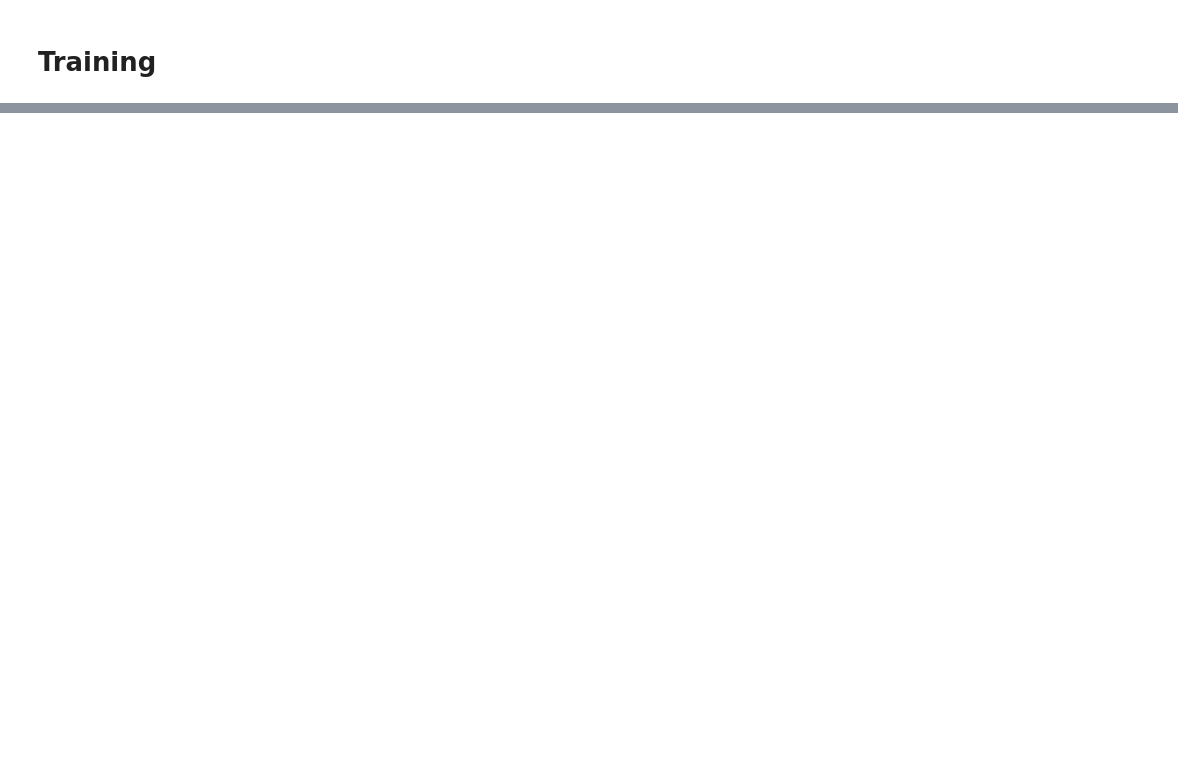
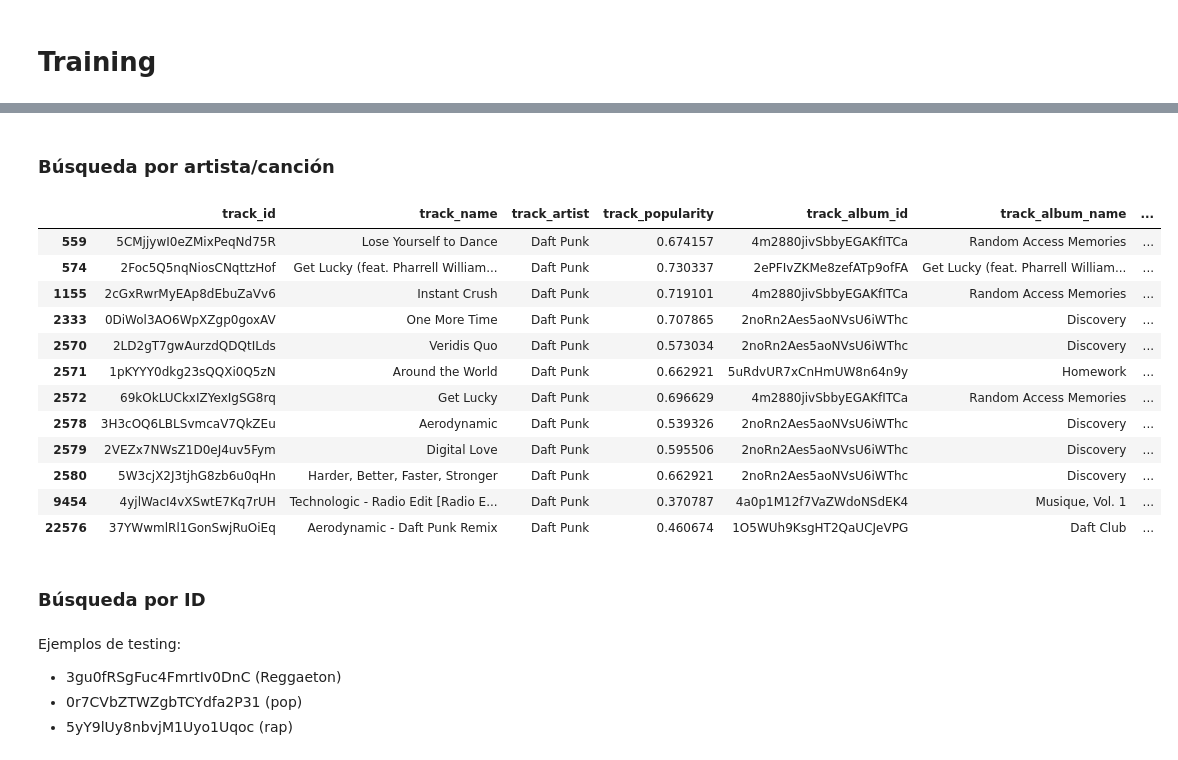
Before and after one commit to mlmicozzi/AprendizajeMaquinaII, a Jupyter notebook: spotify-recommender.ipynb, the cells around one changed output, grey strips where cells are left out. Saved outputs shown, nothing was run; the diff lists cells and outputs as text; code cells hidden in the pictures; blank space fills up the shorter version.

```diff
--- a/spotify-recommender.ipynb
+++ b/spotify-recommender.ipynb
@@ -70,0 +144,27 @@ print("Embeddings shape:", song_embeddings.shape)
+# %% [markdown]
+### Búsqueda por artista/canción
+# %%
+# Búsqueda por artista/nombre
+df.loc[df['track_artist'] == 'Daft Punk']
+#df.loc[df['track_name'] == 'Yesterday']
+# %% [output]
+|  | track_id | track_name | track_artist | track_popularity | track_album_id | track_album_name | ... |
+| 559 | 5CMjjywI0eZMixPeqNd75R | Lose Yourself to Dance | Daft Punk | 0.674157 | 4m2880jivSbbyEGAKfITCa | Random Access Memories | ... |
+| 574 | 2Foc5Q5nqNiosCNqttzHof | Get Lucky (feat. Pharrell William... | Daft Punk | 0.730337 | 2ePFIvZKMe8zefATp9ofFA | Get Lucky (feat. Pharrell William... | ... |
+| 1155 | 2cGxRwrMyEAp8dEbuZaVv6 | Instant Crush | Daft Punk | 0.719101 | 4m2880jivSbbyEGAKfITCa | Random Access Memories | ... |
+| 2333 | 0DiWol3AO6WpXZgp0goxAV | One More Time | Daft Punk | 0.707865 | 2noRn2Aes5aoNVsU6iWThc | Discovery | ... |
+| 2570 | 2LD2gT7gwAurzdQDQtILds | Veridis Quo | Daft Punk | 0.573034 | 2noRn2Aes5aoNVsU6iWThc | Discovery | ... |
+| 2571 | 1pKYYY0dkg23sQQXi0Q5zN | Around the World | Daft Punk | 0.662921 | 5uRdvUR7xCnHmUW8n64n9y | Homework | ... |
+| 2572 | 69kOkLUCkxIZYexIgSG8rq | Get Lucky | Daft Punk | 0.696629 | 4m2880jivSbbyEGAKfITCa | Random Access Memories | ... |
+| 2578 | 3H3cOQ6LBLSvmcaV7QkZEu | Aerodynamic | Daft Punk | 0.539326 | 2noRn2Aes5aoNVsU6iWThc | Discovery | ... |
+| 2579 | 2VEZx7NWsZ1D0eJ4uv5Fym | Digital Love | Daft Punk | 0.595506 | 2noRn2Aes5aoNVsU6iWThc | Discovery | ... |
+| 2580 | 5W3cjX2J3tjhG8zb6u0qHn | Harder, Better, Faster, Stronger | Daft Punk | 0.662921 | 2noRn2Aes5aoNVsU6iWThc | Discovery | ... |
+| 9454 | 4yjlWacI4vXSwtE7Kq7rUH | Technologic - Radio Edit [Radio E... | Daft Punk | 0.370787 | 4a0p1M12f7VaZWdoNSdEK4 | Musique, Vol. 1 | ... |
+| 22576 | 37YWwmlRl1GonSwjRuOiEq | Aerodynamic - Daft Punk Remix | Daft Punk | 0.460674 | 1O5WUh9KsgHT2QaUCJeVPG | Daft Club | ... |
+# %% [markdown]
+### Búsqueda por ID
+# %% [markdown]
+Ejemplos de testing:
+- 3gu0fRSgFuc4FmrtIv0DnC (Reggaeton)
+- 0r7CVbZTWZgbTCYdfa2P31 (pop)
+- 5yY9lUy8nbvjM1Uyo1Uqoc (rap)
```
Also changed, not shown: parts of 29 cells of this notebook, 2 other files.
